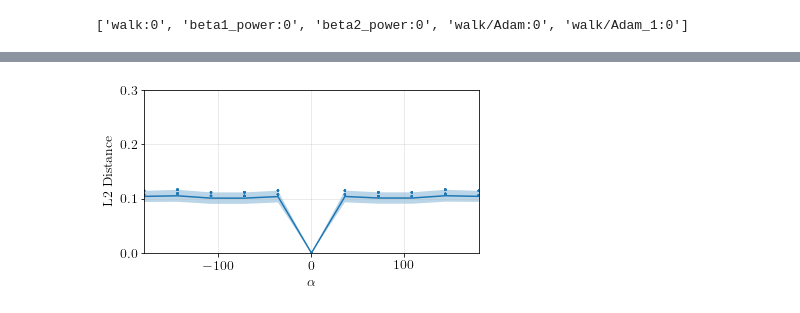
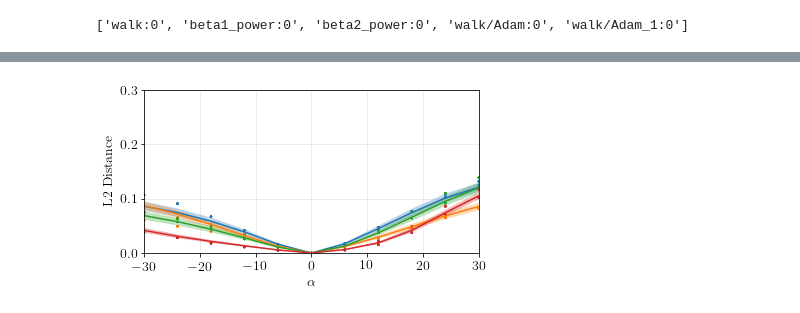
Before and after one commit to ali-design/gan_workspace, a Jupyter notebook: DCGAN-tensorflow/rot2d_aug_argminW_mnist.ipynb, the cells around one changed output, grey strips where cells are left out. Cells and saved outputs as stored; diff of their text form; code cells hidden in the pictures.

```diff
--- a/DCGAN-tensorflow/rot2d_aug_argminW_mnist.ipynb
+++ b/DCGAN-tensorflow/rot2d_aug_argminW_mnist.ipynb
@@ -349,8 +352,8 @@ print(loss_vals)
 # %%
 num_samples = 10
 
-a = np.linspace(-180,180, 11)
-
+# a = np.linspace(-180,180, 11)
+a = np.linspace(-30,30,11)
 zs = np.random.uniform(-1, 1, size=(num_samples, FLAGS.z_dim))
 y = np.arange(0,FLAGS.y_dim,1)
 ys = np.zeros((num_samples, FLAGS.y_dim))
@@ -504,9 +507,8 @@ for batch_start in range(0, num_samples, batch_size):
         dist_trained_info[s, i] = sess.run(dist_trained_tensor, feed_dict=feed_dict)
 # %%
 ## plots and saves the computed similarity matrix
-import os
-output_dir = './out/plots/'
-savefile = 'rot2d_aug_argminW_transform_effect_plots'
+output_dir = './out/plots/plots_rot2d'
+savefile_transform_effect = file_name+'_transform_effect_plots'
 
 alphas = alphas_no_log
 
@@ -537,8 +539,8 @@ ax.set_xlim([np.min(alphas), np.max(alphas)])
 for (x, m, s) in zip(xaxis, mu, sd):
     print("alpha: {:.2f}, dist {:.2f} +/- {:.2f}".format(x, m, s))
 
-f.savefig(os.path.join(output_dir, savefile + '.png'),
+f.savefig(os.path.join(output_dir, savefile_transform_effect + '.png'),
           bbox_inches="tight", pad_inches=0)
-f.savefig(os.path.join(output_dir, savefile + '.pdf'),
+f.savefig(os.path.join(output_dir, savefile_transform_effect + '.pdf'),
           bbox_inches="tight", pad_inches=0)
 # %% [output]
@@ -558,8 +560,11 @@ alpha: 162.00, dist 0.00 +/- 0.00
+# %%
+dist_trained_joint = np.load(os.path.join(output_dir, 'rot2d_aug_argminGW_alphamax20_lr0.0002_loss_trained_plots.npy'))
+dist_trained_NoAug_argminGW = np.load(os.path.join(output_dir, 'rot2d_NoAug_argminGW_alpahmax20_lr0.0002_loss_trained_plots.npy'))
+dist_trained_NoAug_argminW = np.load(os.path.join(output_dir, 'rot2d_NoAug_argminW_alphamax20_lr0.0002_loss_trained_plots.npy'))
 # %%
 ## plots and saves the computed similarity matrix
-import os
-output_dir = './out/plots/'
-savefile = 'rot2d_aug_argminW_loss_trained_plots'
+output_dir = './out/plots/plots_rot2d'
+savefile_loss = file_name+'_loss_trained_plots'
 
 alphas = alphas_no_log
 
@@ -571,6 +576,35 @@ if np.min(alphas) > 0:
 f, ax = plt.subplots(figsize=(6, 3))
 # xaxis = np.mean([alphas[:-1], alphas[1:]], axis=0)
 xaxis = np.mean([alphas[:], alphas[:]], axis=0)
+# mu = np.mean(dist_trained_info, axis=0)
+# sd = np.std(dist_trained_info, axis=0)
+# p = ax.plot(xaxis, mu)
+# ax.fill_between(xaxis, mu-sd, mu+sd, alpha=0.3)
+# xscatter = np.tile(xaxis, (20, 1))
+# yscatter = dist_trained_info[:20] # take the first 20 samples
+# ax.scatter(xscatter, yscatter, marker='.',
+#            edgecolors='none', s=20, color=p[0].get_color())
+
+
+### For noaug + walk
+mu_j = np.mean(dist_trained_NoAug_argminW, axis=0)
+sd_j = np.std(dist_trained_NoAug_argminW, axis=0)
+p_j = ax.plot(xaxis, mu_j)
+ax.fill_between(xaxis, mu_j-sd_j, mu_j+sd_j, alpha=0.3)
+xscatter_j = np.tile(xaxis, (20,1))
+yscatter_j = dist_trained_NoAug_argminW[:20]
+ax.scatter(xscatter_j, yscatter_j, marker='.', edgecolors='none', s=20, color=p_j[0].get_color())
+
+### For noaug + joint
+mu_j = np.mean(dist_trained_NoAug_argminGW, axis=0)
+sd_j = np.std(dist_trained_NoAug_argminGW, axis=0)
+p_j = ax.plot(xaxis, mu_j)
+ax.fill_between(xaxis, mu_j-sd_j, mu_j+sd_j, alpha=0.3)
+xscatter_j = np.tile(xaxis, (20,1))
+yscatter_j = dist_trained_NoAug_argminGW[:20]
+ax.scatter(xscatter_j, yscatter_j, marker='.', edgecolors='none', s=20, color=p_j[0].get_color())
+
+### For shift aug+walk (this file)
 mu = np.mean(dist_trained_info, axis=0)
 sd = np.std(dist_trained_info, axis=0)
 p = ax.plot(xaxis, mu)
@@ -579,6 +613,15 @@ xscatter = np.tile(xaxis, (20, 1))
 yscatter = dist_trained_info[:20] # take the first 20 samples
 ax.scatter(xscatter, yscatter, marker='.',
            edgecolors='none', s=20, color=p[0].get_color())
+### For shift join
+mu_j = np.mean(dist_trained_joint, axis=0)
+sd_j = np.std(dist_trained_joint, axis=0)
+p_j = ax.plot(xaxis, mu_j)
+ax.fill_between(xaxis, mu_j-sd_j, mu_j+sd_j, alpha=0.3)
+xscatter_j = np.tile(xaxis, (20,1))
+yscatter_j = dist_trained_joint[:20]
+ax.scatter(xscatter_j, yscatter_j, marker='.', edgecolors='none', s=20, color=p_j[0].get_color())
+
 ax.set_xlabel(xlabel)
 ax.set_ylabel(ylabel)
 
@@ -591,8 +634,8 @@ ax.set_xlim([np.min(alphas), np.max(alphas)])
 for (x, m, s) in zip(xaxis, mu, sd):
     print("alpha: {:.2f}, dist {:.2f} +/- {:.2f}".format(x, m, s))
 
-f.savefig(os.path.join(output_dir, savefile + '.png'),
+f.savefig(os.path.join(output_dir, savefile_loss + '.png'),
           bbox_inches="tight", pad_inches=0)
-f.savefig(os.path.join(output_dir, savefile + '.pdf'),
+f.savefig(os.path.join(output_dir, savefile_loss + '.pdf'),
           bbox_inches="tight", pad_inches=0)
 # %% [output]
@@ -610 +653 @@ alpha: 180.00, dist 0.10 +/- 0.01
-[figure, old version]
+[figure, new version]
```
Also changed, not shown: parts of 11 cells of this notebook, 16 other files.
